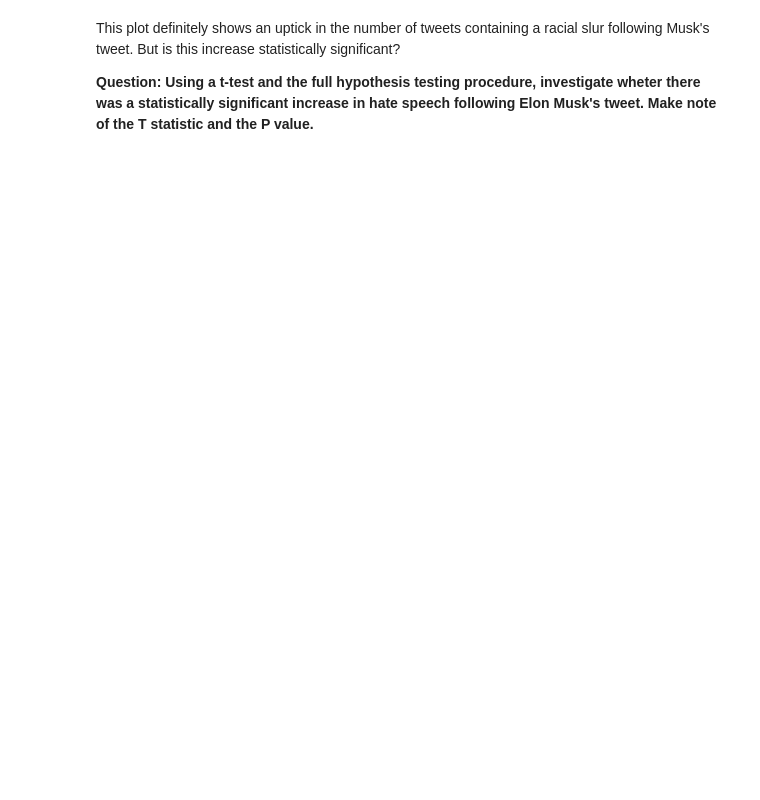
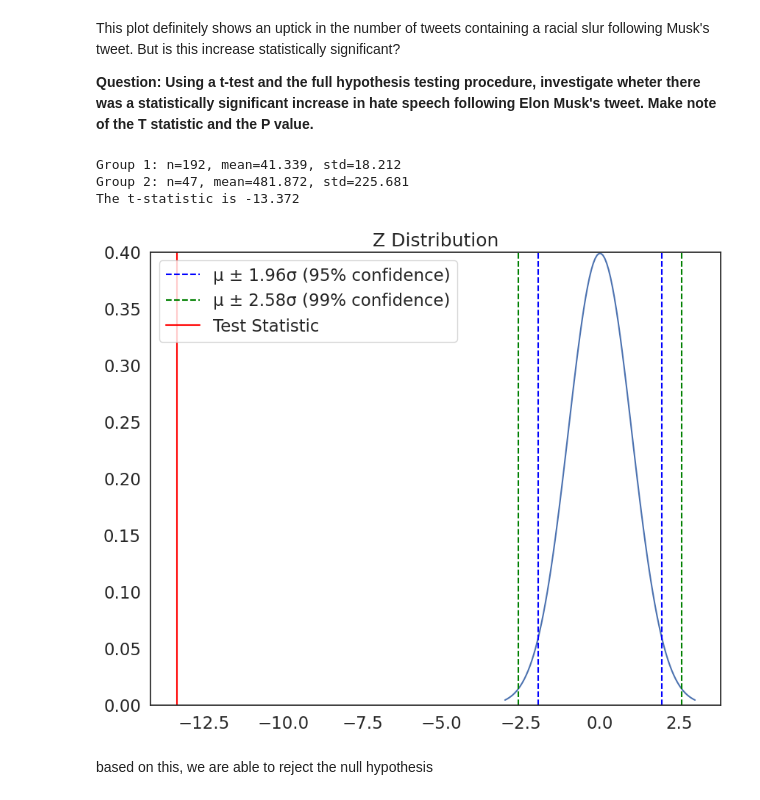
Before and after one commit to shan18-sp/QM2, a Jupyter notebook: notebooks/W06. Hypothesis Testing.ipynb, the cells around one changed output. Cells and saved outputs as stored; diff of their text form; code cells hidden in the pictures; blank space fills up the shorter version.

```diff
--- a/notebooks/W06. Hypothesis Testing.ipynb
+++ b/notebooks/W06. Hypothesis Testing.ipynb
@@ -319,3 +333,21 @@ plt.gca().xaxis.set_major_formatter(mdates.DateFormatter('%d/%m'))
 This plot definitely shows an uptick in the number of tweets containing a racial slur following Musk's tweet. But is this increase statistically significant?
 
 **Question: Using a t-test and the full hypothesis testing procedure, investigate wheter there was a statistically significant increase in hate speech following Elon Musk's tweet. Make note of the T statistic and the P value.**
+# %%
+# H0: There is no statistically significant increase in hate speech following Elon Musk's tweet.
+# H1: There is a statistically significant increase in hate speech following Elon Musk's tweet.
+
+tweet_before=tweets[tweets['hour']<tweet]['count']
+tweet_after=tweets[tweets['hour']>tweet]['count']
+t = manual_ttest(tweet_before,tweet_after)
+# %% [output]
+Group 1: n=192, mean=41.339, std=18.212
+Group 2: n=47, mean=481.872, std=225.681
+The t-statistic is -13.372
+# %%
+#determine if it is statisctically significant
+plot_z(t)
+# %% [output]
+[figure, added]
+# %% [markdown]
+based on this, we are able to reject the null hypothesis
```
Also changed, not shown: parts of 12 cells of this notebook.
